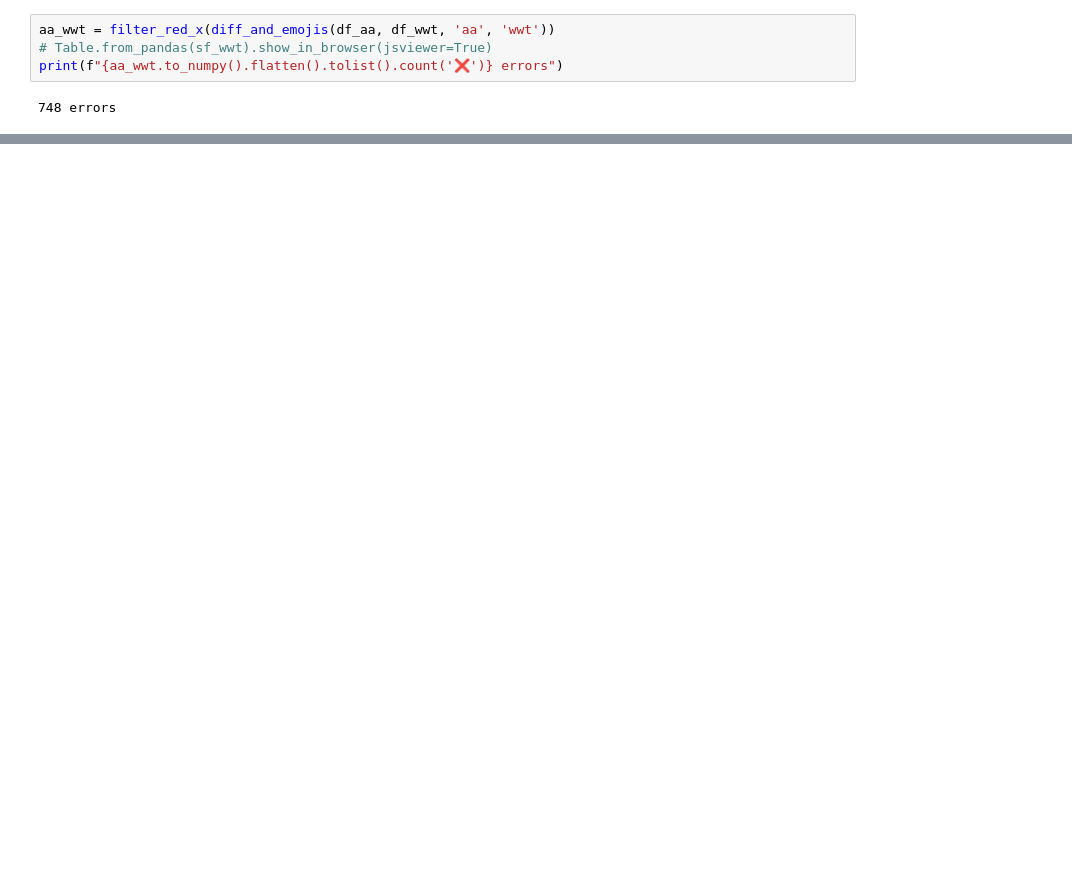
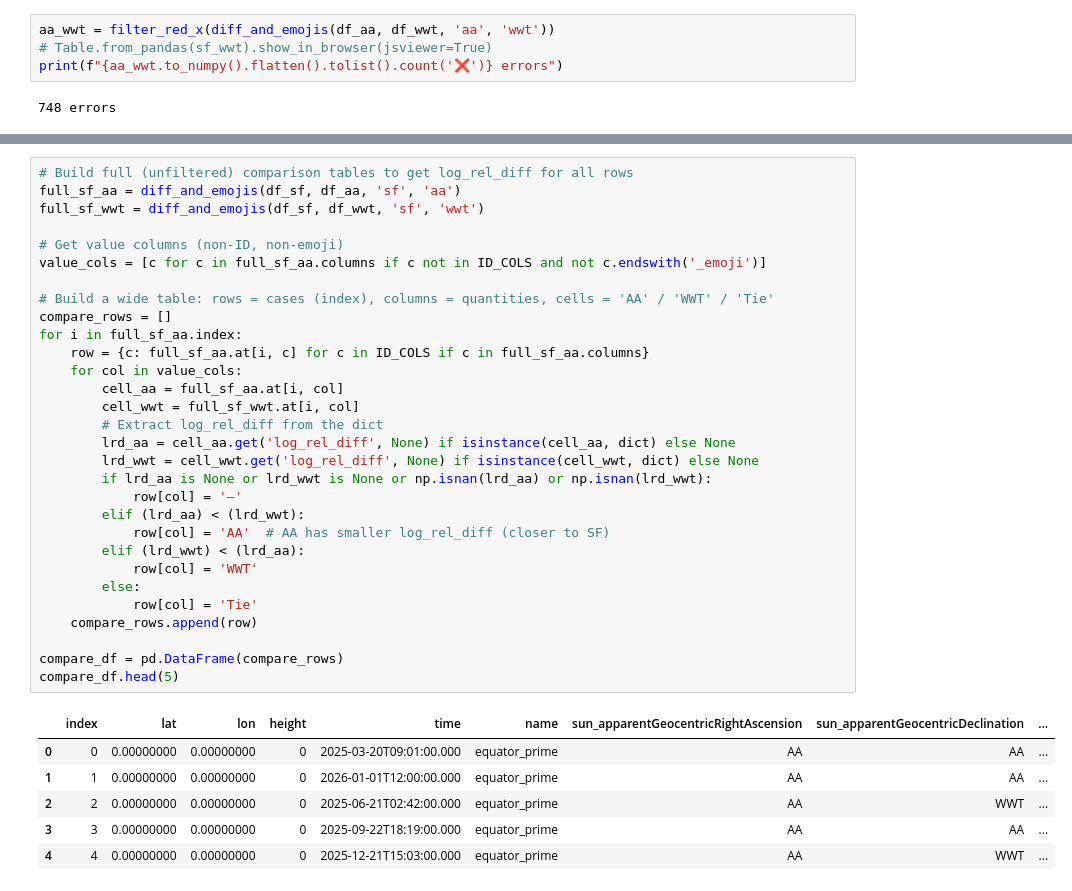
Before and after one commit to johnarban/astronomy-libraries-test, a Jupyter notebook: compare.ipynb, the cells around one changed output, grey strips where cells are left out. Saved outputs shown, nothing was run; the diff lists cells and outputs as text; blank space fills up the shorter version.

```diff
--- a/compare.ipynb
+++ b/compare.ipynb
@@ -163,0 +216,37 @@ Table.from_pandas(aa_wwt).write('aa_wwt.html', format='ascii.html', overwrite=Tr
+# %%
+# Build full (unfiltered) comparison tables to get log_rel_diff for all rows
+full_sf_aa = diff_and_emojis(df_sf, df_aa, 'sf', 'aa')
+full_sf_wwt = diff_and_emojis(df_sf, df_wwt, 'sf', 'wwt')
+
+# Get value columns (non-ID, non-emoji)
+value_cols = [c for c in full_sf_aa.columns if c not in ID_COLS and not c.endswith('_emoji')]
+
+# Build a wide table: rows = cases (index), columns = quantities, cells = 'AA' / 'WWT' / 'Tie'
+compare_rows = []
+for i in full_sf_aa.index:
+    row = {c: full_sf_aa.at[i, c] for c in ID_COLS if c in full_sf_aa.columns}
+    for col in value_cols:
+        cell_aa = full_sf_aa.at[i, col]
+        cell_wwt = full_sf_wwt.at[i, col]
+        # Extract log_rel_diff from the dict
+        lrd_aa = cell_aa.get('log_rel_diff', None) if isinstance(cell_aa, dict) else None
+        lrd_wwt = cell_wwt.get('log_rel_diff', None) if isinstance(cell_wwt, dict) else None
+        if lrd_aa is None or lrd_wwt is None or np.isnan(lrd_aa) or np.isnan(lrd_wwt):
+            row[col] = '—'
+        elif (lrd_aa) < (lrd_wwt):
+            row[col] = 'AA'  # AA has smaller log_rel_diff (closer to SF)
+        elif (lrd_wwt) < (lrd_aa):
+            row[col] = 'WWT'
+        else:
+            row[col] = 'Tie'
+    compare_rows.append(row)
+
+compare_df = pd.DataFrame(compare_rows)
+compare_df.head(5)
+# %% [output]
+|  | index | lat | lon | height | time | name | sun_apparentGeocentricRightAscension | sun_apparentGeocentricDeclination | ... |
+| 0 | 0 | 0.00000000 | 0.00000000 | 0 | 2025-03-20T09:01:00.000 | equator_prime | AA | AA | ... |
+| 1 | 1 | 0.00000000 | 0.00000000 | 0 | 2026-01-01T12:00:00.000 | equator_prime | AA | AA | ... |
+| 2 | 2 | 0.00000000 | 0.00000000 | 0 | 2025-06-21T02:42:00.000 | equator_prime | AA | WWT | ... |
+| 3 | 3 | 0.00000000 | 0.00000000 | 0 | 2025-09-22T18:19:00.000 | equator_prime | AA | AA | ... |
+| 4 | 4 | 0.00000000 | 0.00000000 | 0 | 2025-12-21T15:03:00.000 | equator_prime | AA | WWT | ... |
```
Also changed, not shown: parts of 7 cells of this notebook, 6 other files.
